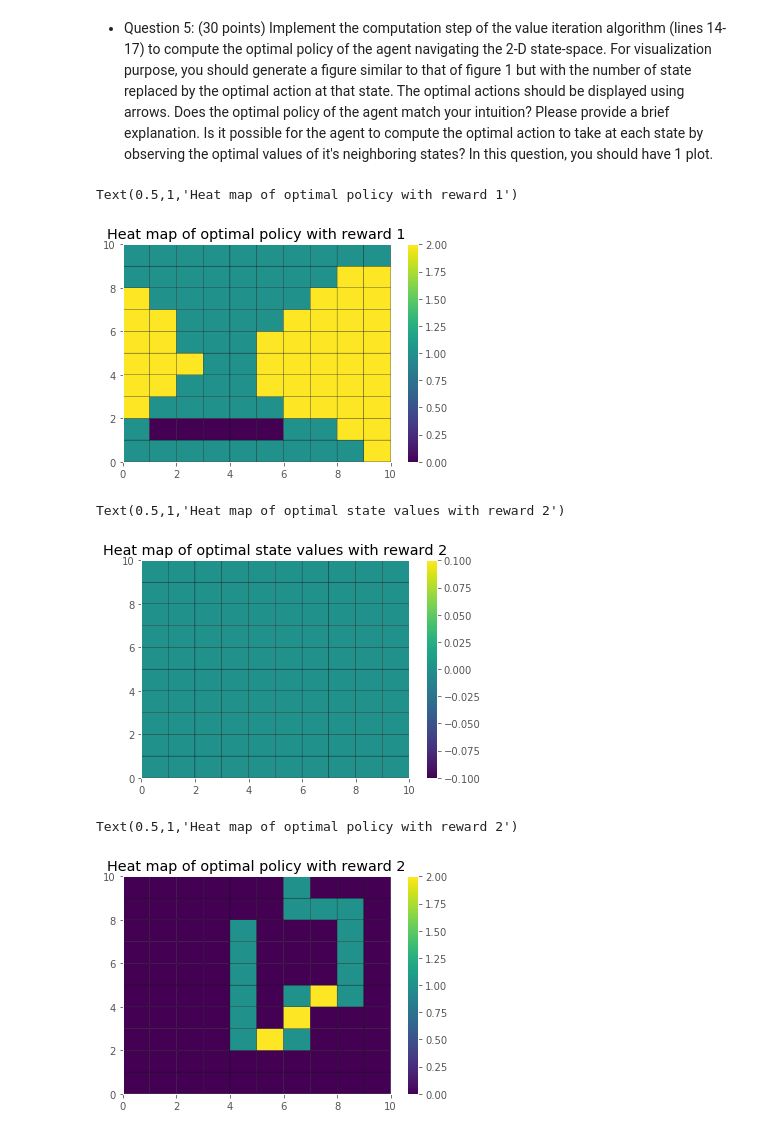
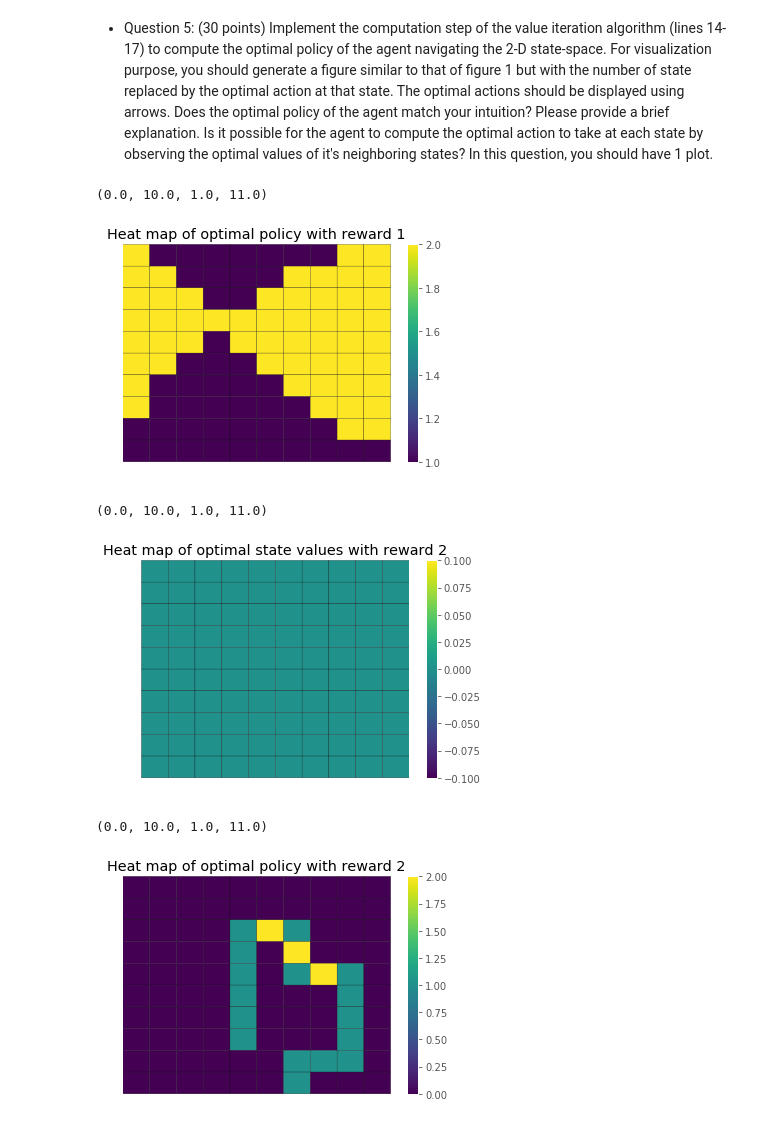
Before and after one commit to CallMeDDL/EE232E_Networks, a Jupyter notebook: project3/RL_part1.ipynb, the cells around one changed output. Cells and saved outputs as stored; diff of their text form; code cells hidden in the pictures.

```diff
--- a/project3/RL_part1.ipynb
+++ b/project3/RL_part1.ipynb
@@ -8,8 +8,8 @@ plt.style.use('ggplot')
 Reward function 1 and Reward function 2. For the heat maps, make sure you
 display the coloring scale. You will have 2 plots for this question
 # %%
-x = np.arange(11)
-y = np.arange(11)
+x = np.arange(0,11,1)
+y = np.arange(11,0,-1)
 X, Y = np.meshgrid(x, y)
 
 R1=[[0,0,0,0,0,0,0,0,0,0],
@@ -222,32 +221,32 @@ this question, you should have 1 plot.
 # %%
 global PI
 
 PI=[0 for col in range(0,MaxState)]
 for s in range(0,MaxState):
-    temp=-100000;
+    temp=-100;
     for i in range(0,MaxAction):
-        val=Expt_Value(s,i,R1)
+        val=Expt_Value(s,i,R1,V)
         if val>temp:
             temp=val
             PI[s]=i
 # print(PI)
 grid_PI=[[0 for col in range(0,10)] for row in range(0,10)];
 
 for i in range(0,10):
     for j in range(0,10):
         idx=i+10*j
         grid_PI[i][j]=PI[idx]
 
 # print(grid_V)
 plt.pcolor(X,Y,grid_PI,edgecolors='k')
 plt.colorbar()
 plt.title('Heat map of optimal policy with reward 1')
+plt.axis('off')
 # %% [output]
-Text(0.5,1,'Heat map of optimal policy with reward 1')
+(0.0, 10.0, 1.0, 11.0)
-[figure, old version]
+[figure, new version]
 # %%
-V=[0 for i in range(0,MaxState)];#Initialize state-value array
-State_Value_function(R2)
+V=State_Value_function(R2)
 grid_V=[[0 for col in range(0,10)] for row in range(0,10)];
 
 for i in range(0,10):
@@ -259,15 +258,16 @@ for i in range(0,10):
 plt.pcolor(X,Y,grid_V,edgecolors='k')
 plt.colorbar()
 plt.title('Heat map of optimal state values with reward 2')
+plt.axis('off')
 # %% [output]
-Text(0.5,1,'Heat map of optimal state values with reward 2')
+(0.0, 10.0, 1.0, 11.0)
-[figure, old version]
+[figure, new version]
 # %%
 PI=[0 for col in range(0,MaxState)]
 for s in range(0,MaxState):
     temp=-100000;
     for i in range(0,MaxAction):
-        val=Expt_Value(s,i,R2)
+        val=Expt_Value(s,i,R2,V)
         if val>temp:
             temp=val
             PI[s]=i
@@ -283,6 +283,7 @@ for i in range(0,10):
 plt.pcolor(X,Y,grid_PI,edgecolors='k')
 plt.colorbar()
 plt.title('Heat map of optimal policy with reward 2')
+plt.axis('off')
 # %% [output]
-Text(0.5,1,'Heat map of optimal policy with reward 2')
+(0.0, 10.0, 1.0, 11.0)
-[figure, old version]
+[figure, new version]
```
Also changed, not shown: parts of 3 cells of this notebook, 1 other file.
